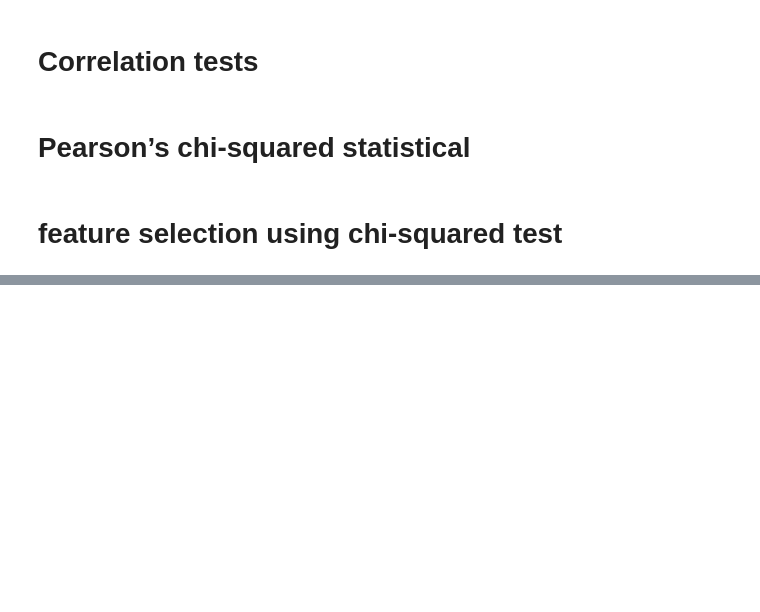
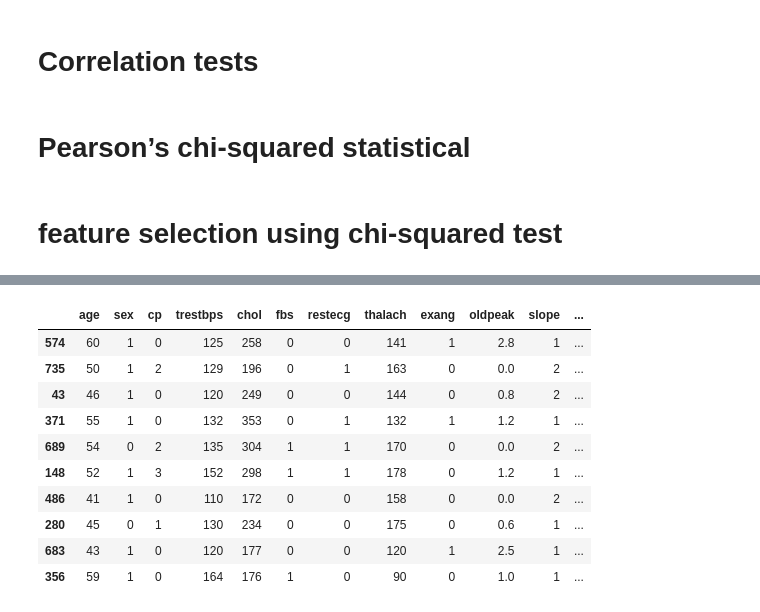
Before and after one commit to aakashpokkanayil/Data_Science_Prep, a Jupyter notebook: Components/Statistics/Hypothesis_test.ipynb, the cells around one changed output, grey strips where cells are left out. Cells and saved outputs as stored; diff of their text form; code cells hidden in the pictures; blank space fills up the shorter version.

```diff
--- a/Components/Statistics/Hypothesis_test.ipynb
+++ b/Components/Statistics/Hypothesis_test.ipynb
@@ -971,0 +1193,15 @@ print("expected \n",expected)
+# %%
+sample3=df2.sample(frac=0.01) # return 1% as sample
+sample3
+# %% [output]
+|  | age | sex | cp | trestbps | chol | fbs | restecg | thalach | exang | oldpeak | slope | ... |
+| 574 | 60 | 1 | 0 | 125 | 258 | 0 | 0 | 141 | 1 | 2.8 | 1 | ... |
+| 735 | 50 | 1 | 2 | 129 | 196 | 0 | 1 | 163 | 0 | 0.0 | 2 | ... |
+| 43 | 46 | 1 | 0 | 120 | 249 | 0 | 0 | 144 | 0 | 0.8 | 2 | ... |
+| 371 | 55 | 1 | 0 | 132 | 353 | 0 | 1 | 132 | 1 | 1.2 | 1 | ... |
+| 689 | 54 | 0 | 2 | 135 | 304 | 1 | 1 | 170 | 0 | 0.0 | 2 | ... |
+| 148 | 52 | 1 | 3 | 152 | 298 | 1 | 1 | 178 | 0 | 1.2 | 1 | ... |
+| 486 | 41 | 1 | 0 | 110 | 172 | 0 | 0 | 158 | 0 | 0.0 | 2 | ... |
+| 280 | 45 | 0 | 1 | 130 | 234 | 0 | 0 | 175 | 0 | 0.6 | 1 | ... |
+| 683 | 43 | 1 | 0 | 120 | 177 | 0 | 0 | 120 | 1 | 2.5 | 1 | ... |
+| 356 | 59 | 1 | 0 | 164 | 176 | 1 | 0 | 90 | 0 | 1.0 | 1 | ... |
```
Also changed, not shown: parts of 111 cells of this notebook, 4 other files.
